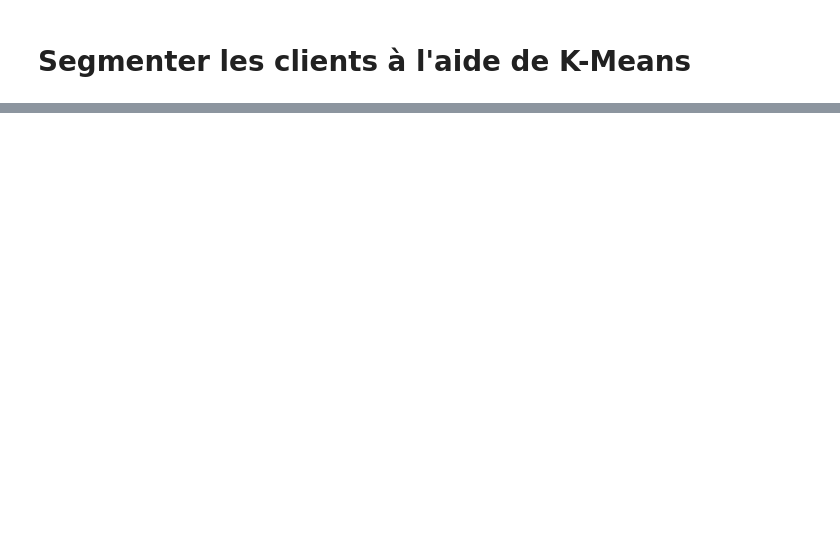
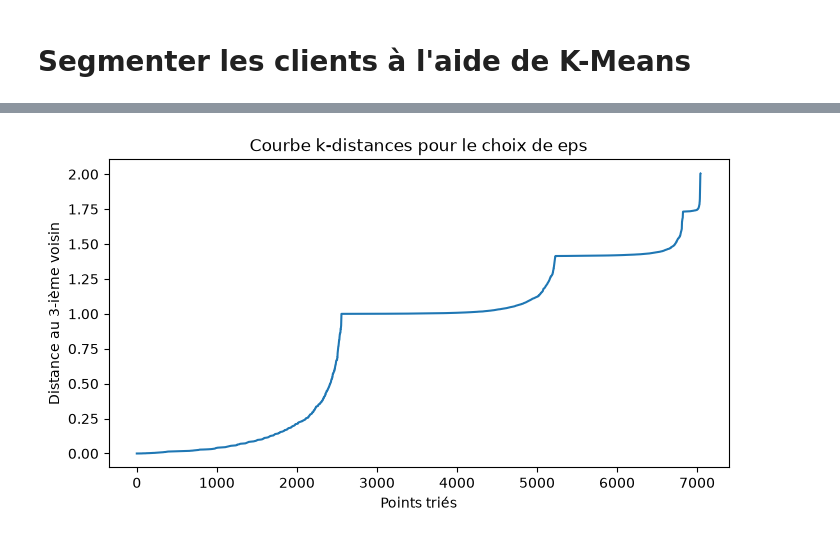
Before and after one commit to kuroi-hime/Customer-Churn-Analysis-Segmentation-Prediction, a Jupyter notebook: notebooks/02_Clustering.ipynb, the cells around one changed output, grey strips where cells are left out. Drawn from its saved outputs; the diff is of its cells as text; code cells hidden in the pictures; blank space fills up the shorter version.

```diff
--- a/notebooks/02_Clustering.ipynb
+++ b/notebooks/02_Clustering.ipynb
@@ -74,0 +82,18 @@ selon le silhouette score c'est aussi  4
+# %%
+# Courbe k-distances pour choisir eps
+k = 3
+nn = NearestNeighbors(n_neighbors=k)
+nn.fit(X)
+distances, indices = nn.kneighbors(X)
+
+# Trier les distances au k-ième voisin
+distances_k = np.sort(distances[:, k-1])
+
+plt.figure(figsize=(8, 4))
+plt.plot(distances_k)
+plt.xlabel('Points triés')
+plt.ylabel(f'Distance au {k}-ième voisin')
+plt.title('Courbe k-distances pour le choix de eps')
+plt.show()
+# %% [output]
+[figure, added]
```
Also changed, not shown: parts of 12 cells of this notebook.
